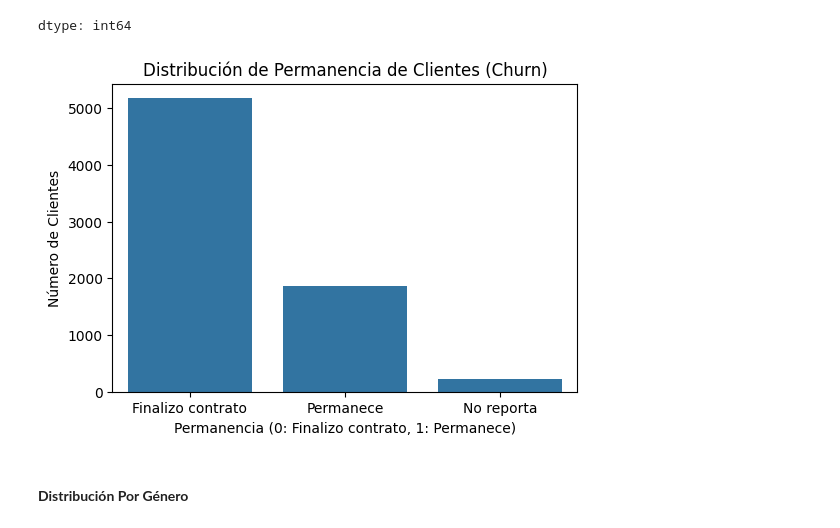
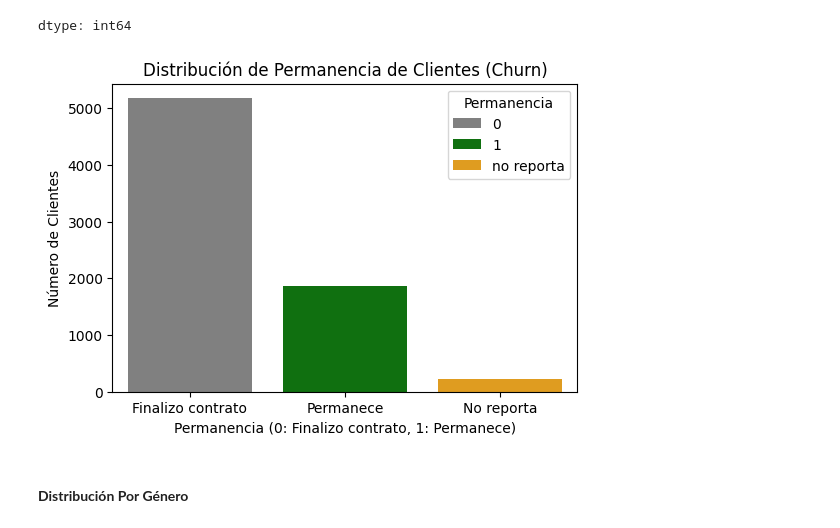
Before and after one commit to CarloR04/Challenge-Telcom_X, a Jupyter notebook: Telcom_X.ipynb, the cells around one changed output. Drawn from its saved outputs; the diff is of its cells as text; code cells hidden in the pictures.

```diff
--- a/Telcom_X.ipynb
+++ b/Telcom_X.ipynb
@@ -775,14 +793,15 @@ Data_2['Permanencia'].value_counts()
 dtype: int64
 # %%
 plt.figure(figsize=(6, 4))
-sns.countplot(x='Permanencia', data=Data_2)
+custom_palette = {0: 'gray', 1: 'green', 'no reporta': 'orange'}
+sns.countplot(x='Permanencia', data=Data_2, hue='Permanencia', palette=custom_palette)
 plt.title('Distribución de Permanencia de Clientes (Churn)')
 plt.xlabel('Permanencia (0: Finalizo contrato, 1: Permanece)')
 plt.ylabel('Número de Clientes')
 plt.xticks(ticks=[0, 1, 2], labels=['Finalizo contrato', 'Permanece', 'No reporta'])
 plt.show()
 # %% [output]
-[figure, old version]
+[figure, new version]
 # %% [markdown]
 #### **Distribución Por Género**
 # %%
```
Also changed, not shown: parts of 13 cells of this notebook.
